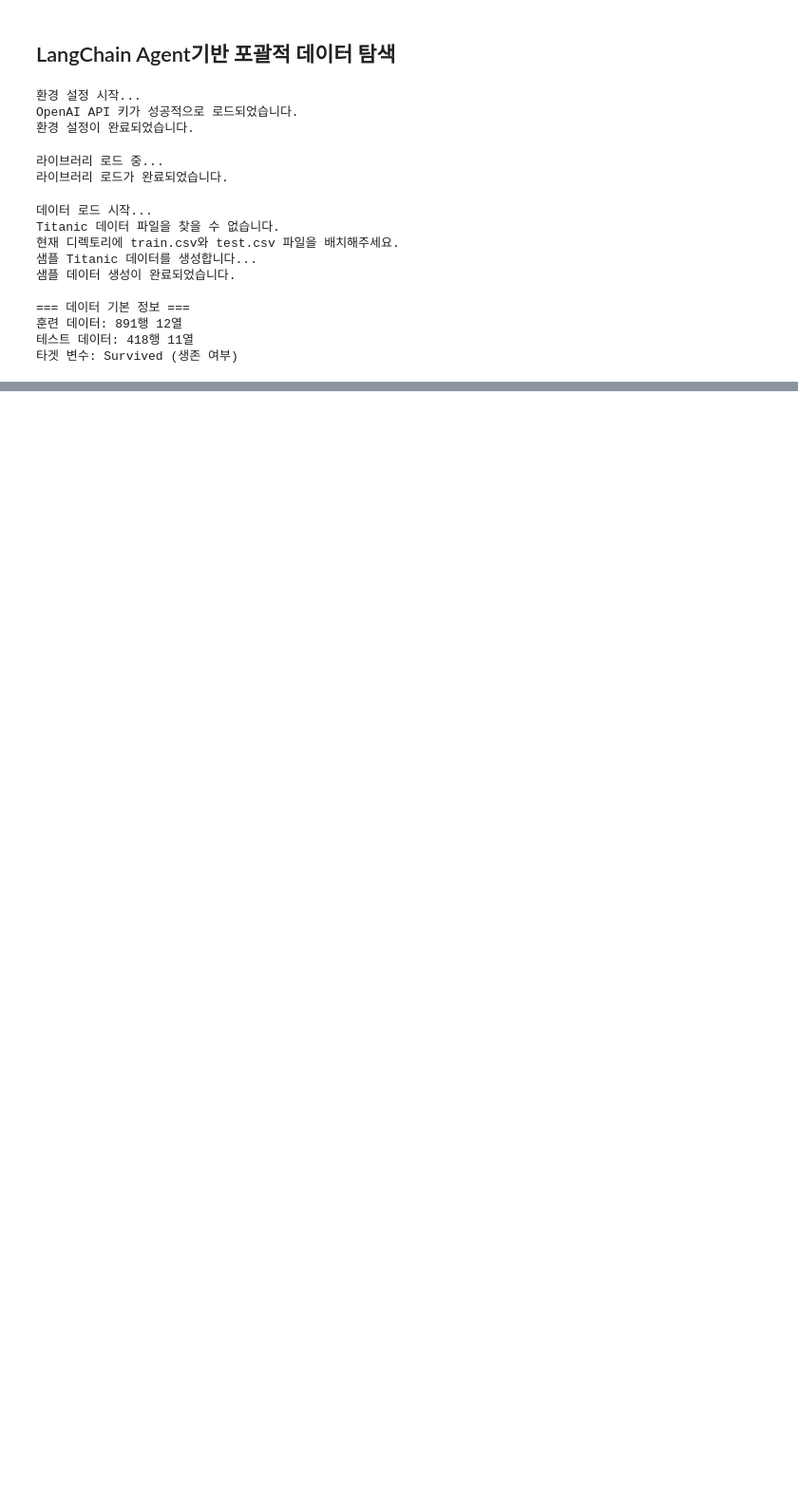
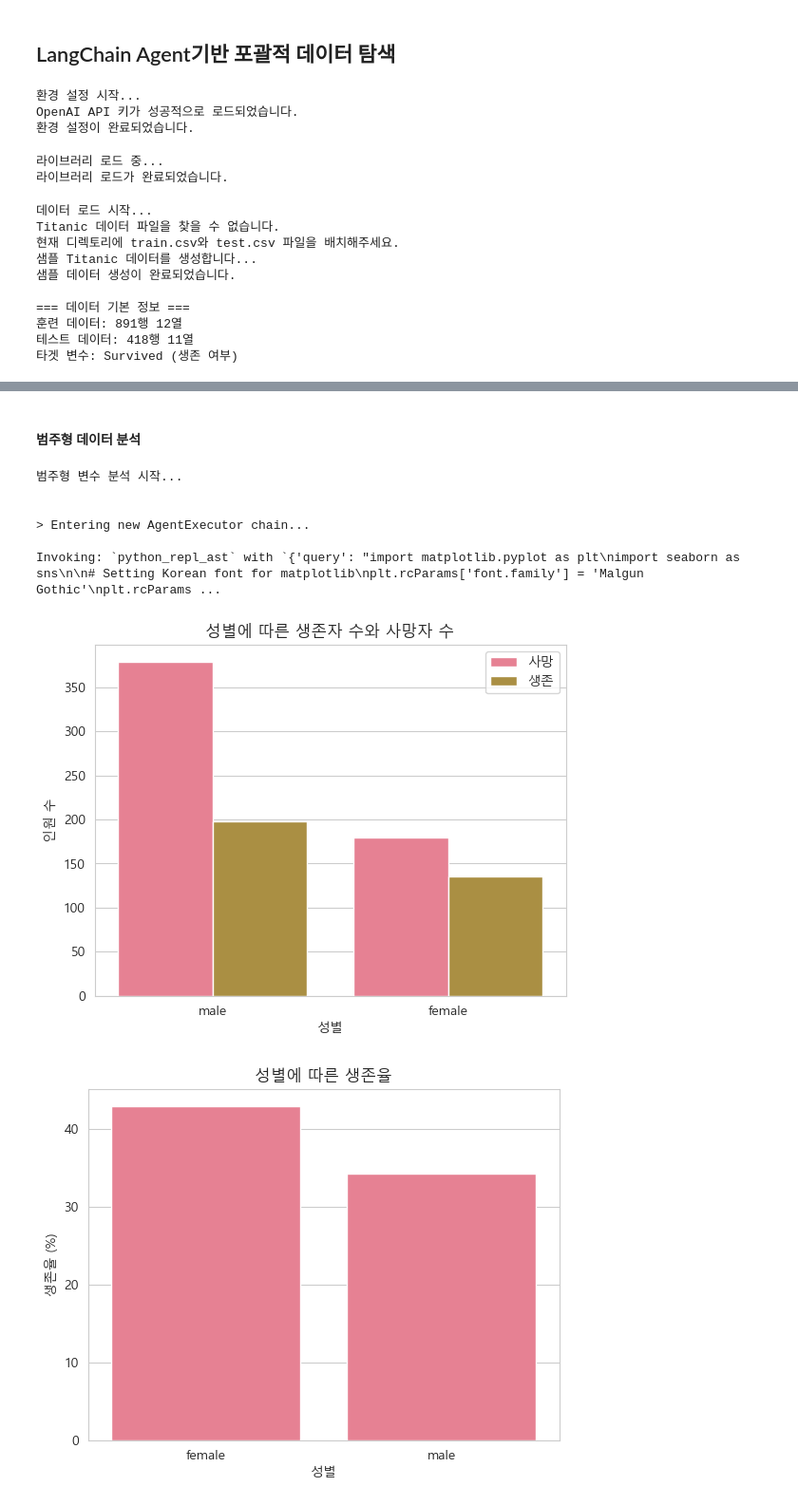
Before and after one commit to woogi123/LangChain, a Jupyter notebook: LangChain Tool Calling/LangChain_Agent_titanic.ipynb, the cells around one changed output, grey strips where cells are left out. Shown at 95% size. Cells and saved outputs as stored; diff of their text form; code cells hidden in the pictures; blank space fills up the shorter version.

```diff
--- a/LangChain Tool Calling/LangChain_Agent_titanic.ipynb
+++ b/LangChain Tool Calling/LangChain_Agent_titanic.ipynb
@@ -117,0 +499,31 @@ Titanic 데이터 파일을 찾을 수 없습니다.
+# %% [markdown]
+#### 범주형 데이터 분석
+# %%
+
+print("범주형 변수 분석 시작...")
+
+# 성별에 따른 생존율
+response = train_agent.invoke("""
+먼저 한글 폰트를 설정하세요:
+import matplotlib.pyplot as plt
+plt.rcParams['font.family'] = 'Malgun Gothic'  # Windows
+plt.rcParams['axes.unicode_minus'] = False
+
+성별(Sex)에 따른 생존율을 분석하고 시각화해주세요:
+1. 성별(Sex) 생존자 수와 사망자 수를 스택형 막대그래프로 표시
+2. 성별(Sex) 생존율을 백분율로 계산하여 표시
+3. 성별(Sex)이 생존에 미치는 영향에 대한 분석
+
+한국어 제목과 라벨을 사용하고, 정확한 숫자와 백분율을 그래프에 표시해주세요.
+""")
+print(response['output'])
+print("\n성별 분석이 완료되었습니다.")
+# %% [output]
+범주형 변수 분석 시작...
+
+
+> Entering new AgentExecutor chain...
+
+Invoking: `python_repl_ast` with `{'query': "import matplotlib.pyplot as plt\nimport seaborn as sns\n\n# Setting Korean font for matplotlib\nplt.rcParams['font.family'] = 'Malgun Gothic'\nplt.rcParams ...
+[figure, added]
+[figure, added]
```
Also changed, not shown: parts of 13 cells of this notebook, 2 other files.
